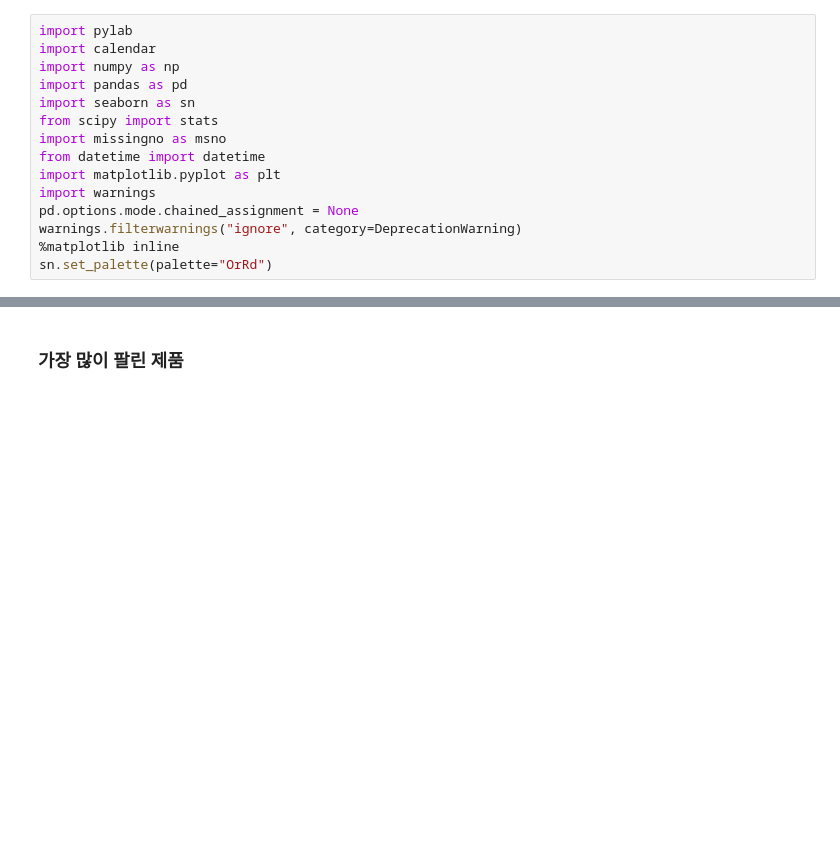
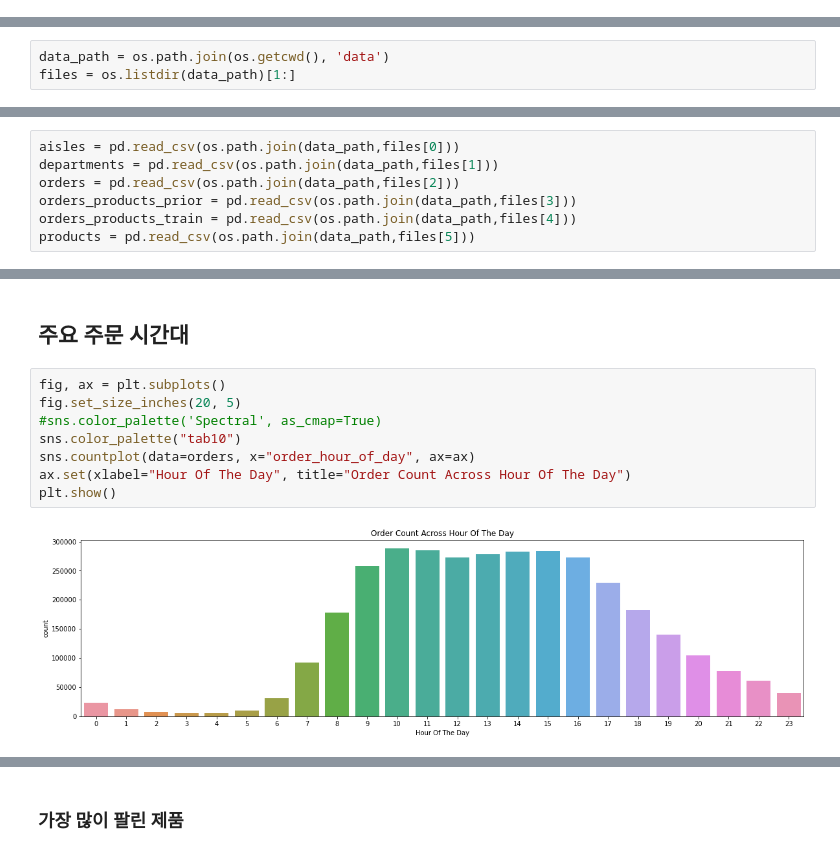
Before and after one commit to Chatti5115/aiffel_dataton, a Jupyter notebook: [D-01]Instacart.ipynb, the cells around one changed output, grey strips where cells are left out. Drawn from its saved outputs; the diff is of its cells as text; blank space fills up the shorter version.

```diff
--- a/[D-01]Instacart.ipynb
+++ b/[D-01]Instacart.ipynb
@@ -25,15 +0,0 @@ Archive:  /kaggle/input/instacart-market-basket-analysis/aisles.csv.zip
-# %%
-import pylab
-import calendar
-import numpy as np
-import pandas as pd
-import seaborn as sn
-from scipy import stats
-import missingno as msno
-from datetime import datetime
-import matplotlib.pyplot as plt
-import warnings
-pd.options.mode.chained_assignment = None
-warnings.filterwarnings("ignore", category=DeprecationWarning)
-%matplotlib inline
-sn.set_palette(palette="OrRd")
@@ -161,0 +30,3 @@ ax2.set(xlabel="Order Count", title="Count Of Items People Buy In Prior")
+# %%
+data_path = os.path.join(os.getcwd(), 'data')
+files = os.listdir(data_path)[1:]
@@ -161,0 +35,7 @@ ax2.set(xlabel="Order Count", title="Count Of Items People Buy In Prior")
+# %%
+aisles = pd.read_csv(os.path.join(data_path,files[0]))
+departments = pd.read_csv(os.path.join(data_path,files[1]))
+orders = pd.read_csv(os.path.join(data_path,files[2]))
+orders_products_prior = pd.read_csv(os.path.join(data_path,files[3]))
+orders_products_train = pd.read_csv(os.path.join(data_path,files[4]))
+products = pd.read_csv(os.path.join(data_path,files[5]))
@@ -161,0 +75,12 @@ ax2.set(xlabel="Order Count", title="Count Of Items People Buy In Prior")
+# %% [markdown]
+## 주요 주문 시간대
+# %%
+fig, ax = plt.subplots()
+fig.set_size_inches(20, 5)
+#sns.color_palette('Spectral', as_cmap=True)
+sns.color_palette("tab10")
+sns.countplot(data=orders, x="order_hour_of_day", ax=ax)
+ax.set(xlabel="Hour Of The Day", title="Order Count Across Hour Of The Day")
+plt.show()
+# %% [output]
+[figure, added]
```
Also changed, not shown: parts of 80 cells of this notebook.
